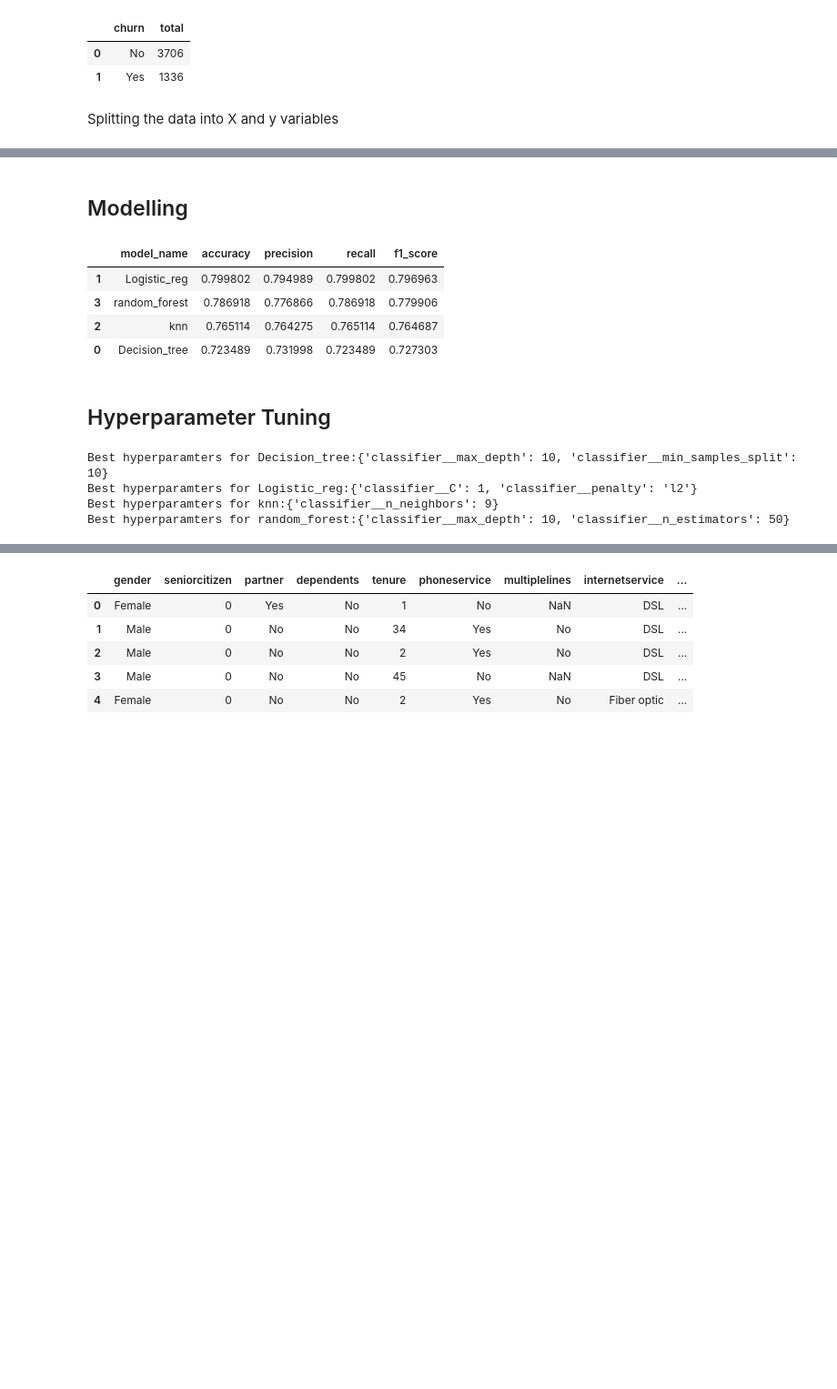
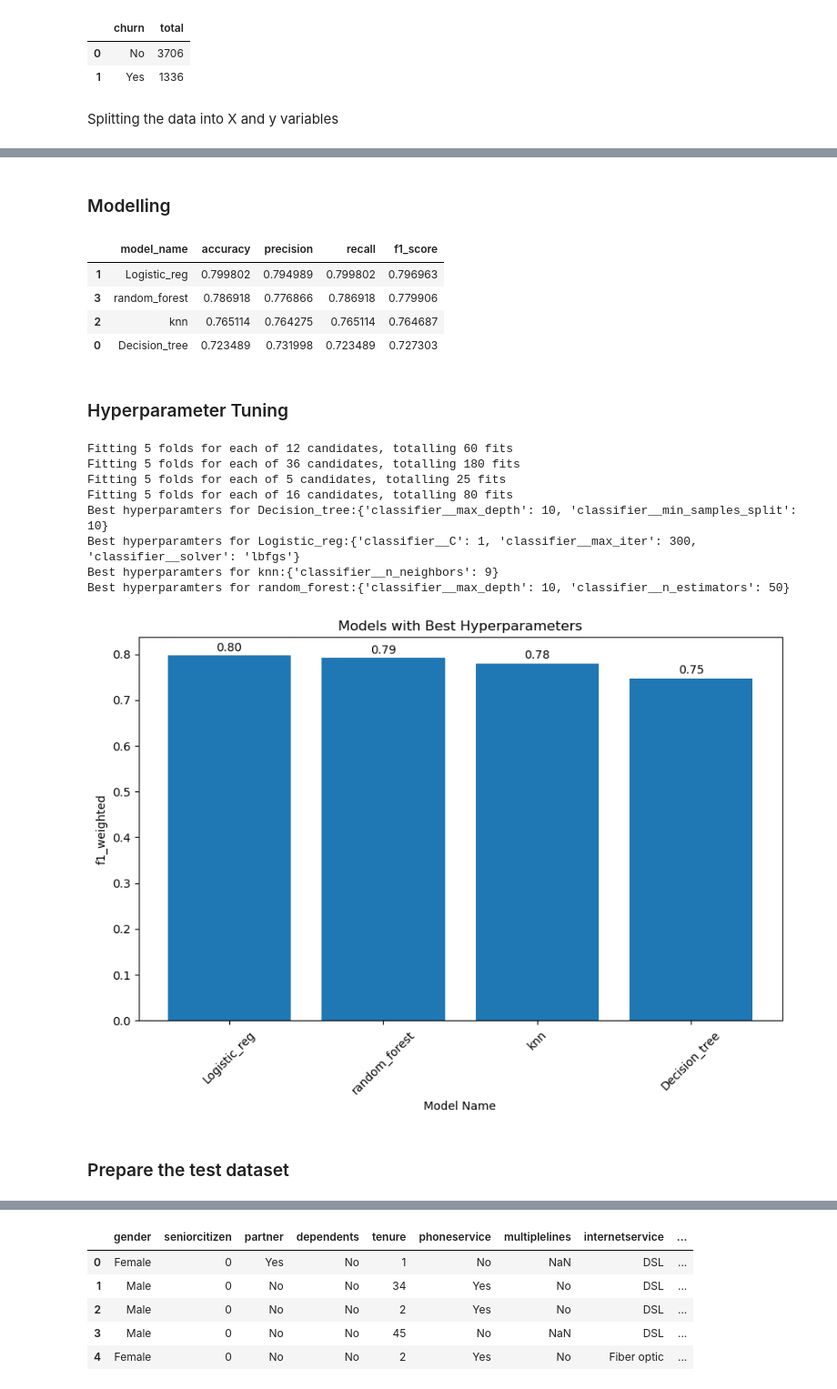
Before and after one commit to MumoMutiso/LP2-Curium-, a Jupyter notebook: modeling.ipynb, the cells around one changed output, grey strips where cells are left out. Shown: that part at 91% size. Saved outputs shown, nothing was run; the diff lists cells and outputs as text; code cells hidden in the pictures; blank space fills up the shorter version.

Commit message:
Fix: Use the correct f1 weighted metric instead of accuracy for comparing models and then the best model for prediction on the test data

```diff
--- a/modeling.ipynb
+++ b/modeling.ipynb
@@ -112,7 +114,7 @@ preprocessor = ColumnTransformer(transformers=[
     ('cat', categorical_pipeline, categorical_columns)
 ])
 # %% [markdown]
-## Modelling
+### Modelling
 # %%
 models =[
     ('Decision_tree', DecisionTreeClassifier(random_state=42)),
@@ -161,42 +163,36 @@ metrics_table.sort_values(ascending=False, by='f1_score')
 | 2 | knn | 0.765114 | 0.764275 | 0.765114 | 0.764687 |
 | 0 | Decision_tree | 0.723489 | 0.731998 | 0.723489 | 0.727303 |
 # %% [markdown]
-## Hyperparameter Tuning
+### Hyperparameter Tuning
 # %%
 # Define the hyperparameters to search
 
 param_grids = {
 
     'Decision_tree': {
-
         'classifier__max_depth': [None, 10, 20, 30],
         'classifier__min_samples_split': [2, 5, 10]
-
     },
 
     'Logistic_reg': {
-
         'classifier__C': [0.001, 0.01, 0.1, 1, 10, 100],
-        'classifier__penalty': [None, 'l2']
-
+        'classifier__solver' : ['lbfgs', 'liblinear', 'newton-cg', 'newton-cholesky', 'sag', 'saga'],
+        'classifier__max_iter': [300]
     },
 
     'knn': {
-
         'classifier__n_neighbors': [3, 5, 7, 9, 11]
-
     },
 
     'random_forest': {
-
         'classifier__n_estimators': [10, 50, 100, 200],
         'classifier__max_depth': [None, 10, 20, 30]
-
     }
 
 }
 
 params = {}
+search_histories = {}
 
 for model_name, classifier in models:
     final_pipeline = Pipeline(steps=[
@@ -205,15 +201,30 @@ for model_name, classifier in models:
     ])
 
     param_grid = param_grids[model_name]
-    grid_search = GridSearchCV(estimator= final_pipeline, param_grid = param_grid, cv=5, scoring = 'f1_weighted')
+    grid_search = GridSearchCV(
+        estimator= final_pipeline,
+        param_grid = param_grid,
+        cv=5,
+        scoring = ['f1_weighted', 'precision', 'recall'],
+        refit = 'f1_weighted',
+        verbose=3,
+        n_jobs=-1
+    )
     grid_search.fit(X_train,y_train_encoded)
     params[model_name]= grid_search
 
+    search_history = pd.DataFrame(grid_search.cv_results_)
+    search_histories[model_name] = search_history
+
 for model_name, grid_search in params.items():
     print(f'Best hyperparamters for {model_name}:{grid_search.best_params_}')
 # %% [output]
+Fitting 5 folds for each of 12 candidates, totalling 60 fits
+Fitting 5 folds for each of 36 candidates, totalling 180 fits
+Fitting 5 folds for each of 5 candidates, totalling 25 fits
+Fitting 5 folds for each of 16 candidates, totalling 80 fits
 Best hyperparamters for Decision_tree:{'classifier__max_depth': 10, 'classifier__min_samples_split': 10}
-Best hyperparamters for Logistic_reg:{'classifier__C': 1, 'classifier__penalty': 'l2'}
+Best hyperparamters for Logistic_reg:{'classifier__C': 1, 'classifier__max_iter': 300, 'classifier__solver': 'lbfgs'}
 Best hyperparamters for knn:{'classifier__n_neighbors': 9}
 Best hyperparamters for random_forest:{'classifier__max_depth': 10, 'classifier__n_estimators': 50}
 # %%
@@ -229,24 +240,30 @@ best_models = compare_models(params)
 # %%
-import matplotlib.pyplot as plt
+# Get models f1_weighted scores and names
+model_names = [model_name for model_name in search_histories.keys()]
+model_scores = [search_history['mean_test_f1_weighted'].max() for search_history in search_histories.values()]
 
-# Sort models by score in descending order
-sorted_models = sorted(best_models.items(), key=lambda x: x[1].score(X_train, y_train_encoded), reverse=True)
-model_names = [model[0] for model in sorted_models]
-model_scores = [model[1].score(X_train, y_train_encoded) for model in sorted_models]
+# Create a DataFrame to for plot
+df_models = pd.DataFrame({'model_name': model_names, 'f1_weighted': model_scores})
+df_models = df_models.sort_values(by='f1_weighted', ascending=False)
+
 
 # Create a bar chart
 plt.figure(figsize=(10,6))
-plt.bar(range(len(sorted_models)), model_scores)
+plt.bar(data=df_models, x='model_name', height='f1_weighted')
 
 # Add text labels to the bars
-for i, score in enumerate(model_scores):
+for i, score in enumerate(df_models['f1_weighted']):
     plt.text(i, score+0.01, '{:1.2f}'.format(score), ha="center")
 
 plt.xlabel('Model Name')
 plt.ylabel('f1_weighted')
 plt.title('Models with Best Hyperparameters')
-plt.xticks(range(len(sorted_models)), model_names, rotation=45)
+plt.xticks(rotation=45)
 plt.show()
+# %% [output]
+[figure, added]
+# %% [markdown]
+### Prepare the test dataset
 # %%
 test_df = pd.read_excel('Data/Telco-churn-last-2000.xlsx')
 # %%
```
Also changed, not shown: parts of 10 cells of this notebook.
